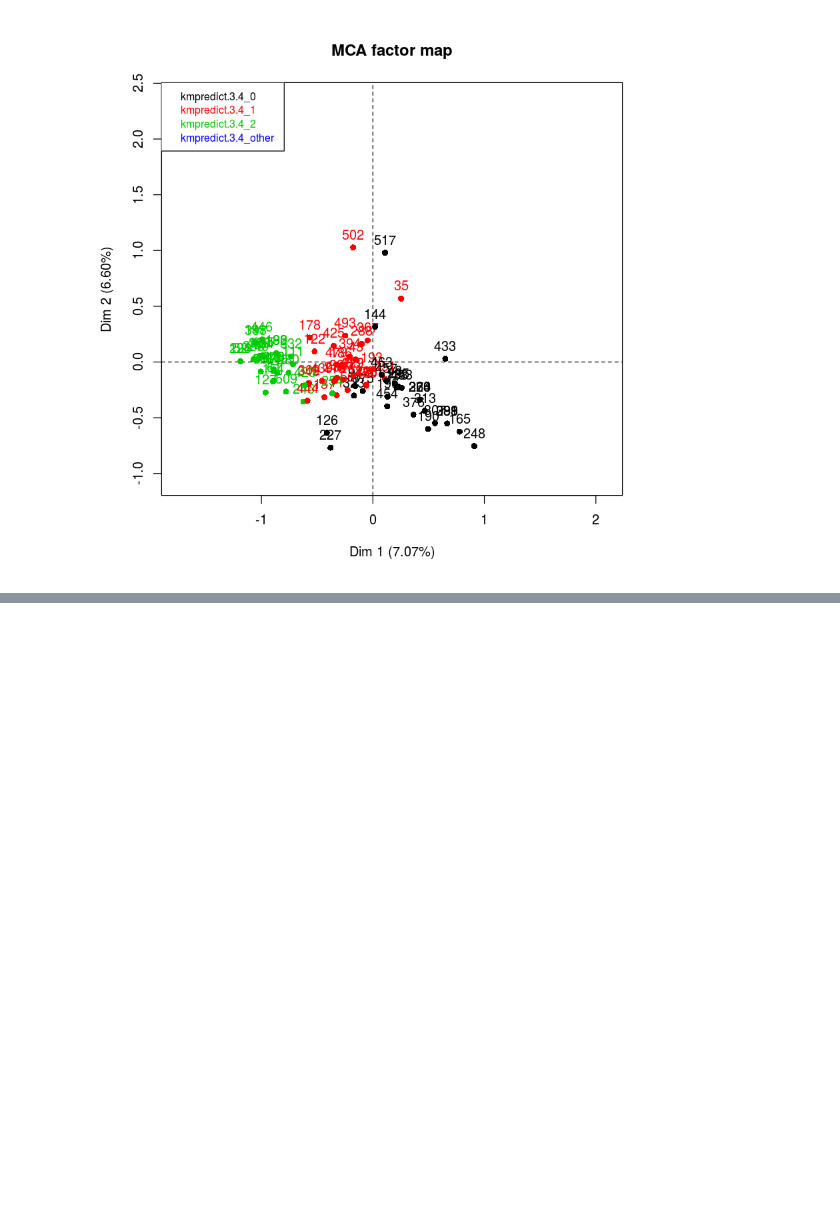
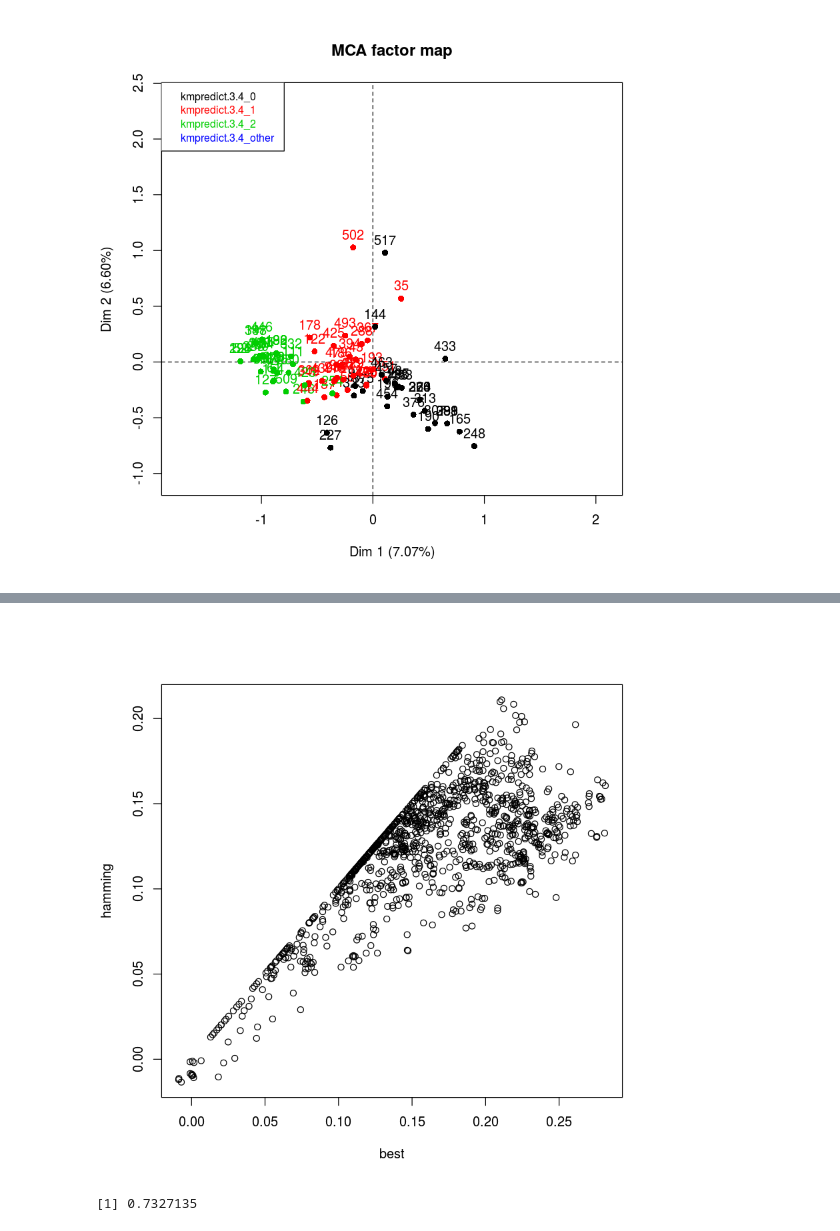
Before and after one commit to ilay32/wals-project, a Jupyter notebook: true-clusters.ipynb, the cells around one changed output, grey strips where cells are left out. Saved outputs shown, nothing was run; the diff lists cells and outputs as text; code cells hidden in the pictures; blank space fills up the shorter version.

```diff
--- a/true-clusters.ipynb
+++ b/true-clusters.ipynb
@@ -72,0 +83,2 @@ plot(mca1$mca,choix="ind",habillage="kmpredict.3.4",invisible=c("var","quali.sup
+# %%
+silhouettes <- read.csv("../miscsv/1000-sils-unrestricted.csv")
@@ -72,0 +96,8 @@ plot(mca1$mca,choix="ind",habillage="kmpredict.3.4",invisible=c("var","quali.sup
+# %%
+with(silhouettes,plot(best,hamming))
+# %% [output]
+[figure, added]
+# %%
+cor(silhouettes$best,silhouettes$hamming)
+# %% [output]
+[1] 0.7327135
```
Also changed, not shown: parts of 9 cells of this notebook, 6 other files.
